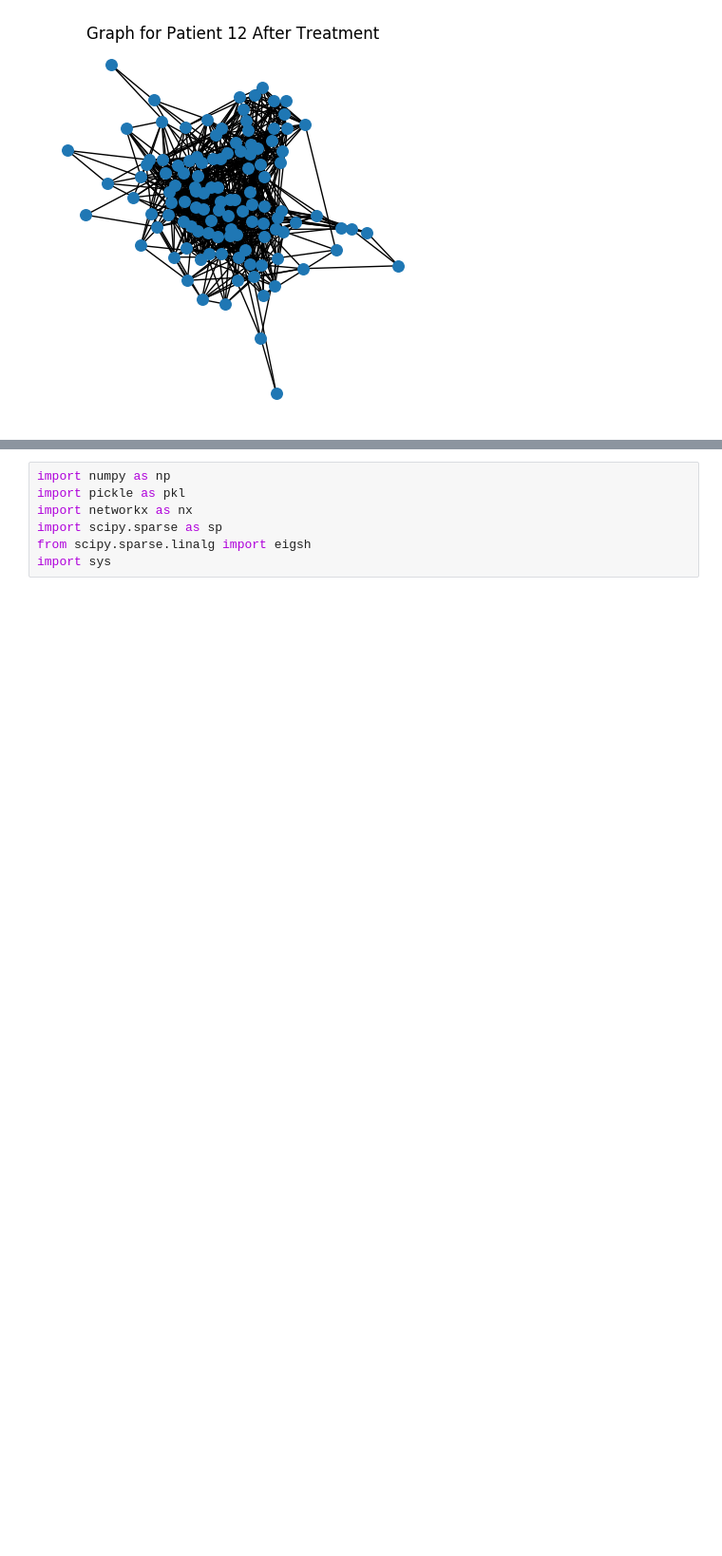
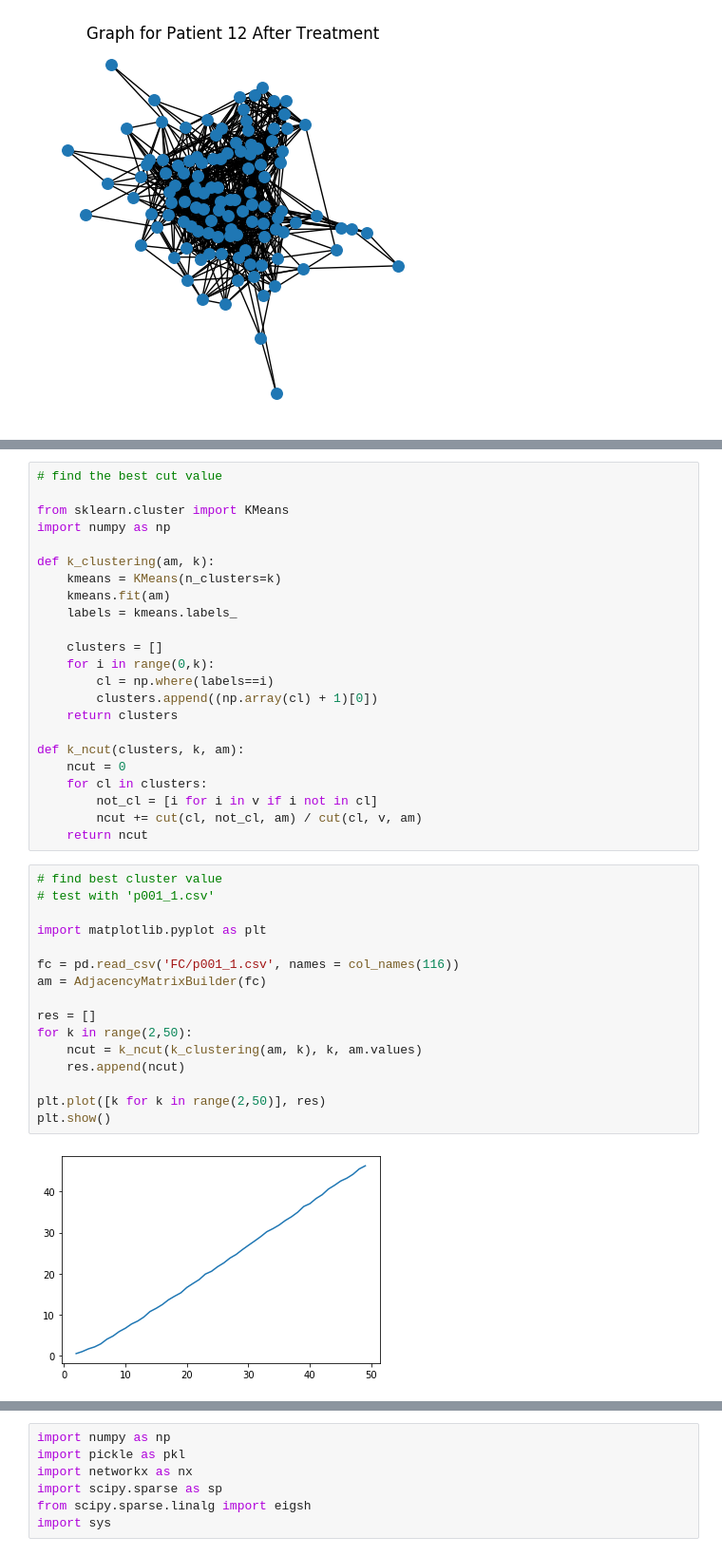
Before and after one commit to chrisonntag/resting-state-fMRI, a Jupyter notebook: node_embeddings_clustering.ipynb, the cells around one changed output, grey strips where cells are left out. Shown at 95% size. Saved outputs shown, nothing was run; the diff lists cells and outputs as text; blank space fills up the shorter version.

```diff
--- a/preprocessing.ipynb
+++ b/node_embeddings_clustering.ipynb
@@ -312,0 +387,41 @@ visualize(g_after, 'After')
+# %%
+# find the best cut value
+
+from sklearn.cluster import KMeans
+import numpy as np
+
+def k_clustering(am, k):
+    kmeans = KMeans(n_clusters=k)
+    kmeans.fit(am)
+    labels = kmeans.labels_
+
+    clusters = []
+    for i in range(0,k):
+        cl = np.where(labels==i)
+        clusters.append((np.array(cl) + 1)[0])
+    return clusters
+
+def k_ncut(clusters, k, am):
+    ncut = 0
+    for cl in clusters:
+        not_cl = [i for i in v if i not in cl]
+        ncut += cut(cl, not_cl, am) / cut(cl, v, am)
+    return ncut
+# %%
+# find best cluster value
+# test with 'p001_1.csv'
+
+import matplotlib.pyplot as plt
+
+fc = pd.read_csv('FC/p001_1.csv', names = col_names(116))
+am = AdjacencyMatrixBuilder(fc)
+
+res = []
+for k in range(2,50):
+    ncut = k_ncut(k_clustering(am, k), k, am.values)
+    res.append(ncut)
+
+plt.plot([k for k in range(2,50)], res)
+plt.show()
+# %% [output]
+[figure, added]
```
Also changed, not shown: parts of 29 cells of this notebook, 1 other file.
